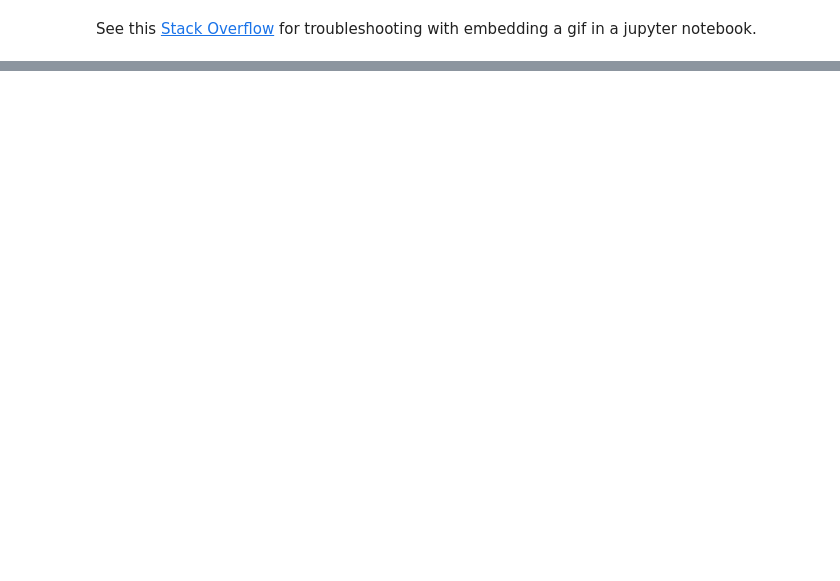
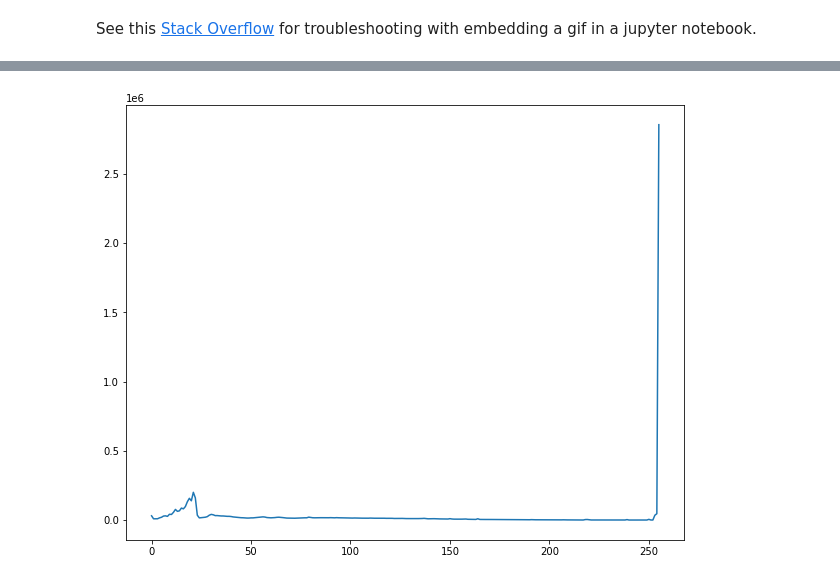
Before and after one commit to anmorgan24/Springboard, a Jupyter notebook: Notes/Image_Processing/Biomedical_Image_Analysis/Biomedical_Image_Analysis_01.ipynb, the cells around one changed output, grey strips where cells are left out. Drawn from its saved outputs; the diff is of its cells as text; code cells hidden in the pictures; blank space fills up the shorter version.

Commit message:
xray equalization

```diff
--- a/Notes/Image_Processing/Biomedical_Image_Analysis/Biomedical_Image_Analysis_01.ipynb
+++ b/Notes/Image_Processing/Biomedical_Image_Analysis/Biomedical_Image_Analysis_01.ipynb
@@ -677,0 +760,4 @@ See this [Stack Overflow](https://stackoverflow.com/questions/51527868/how-do-i-
+# %%
+foot_xray = imageio.imread('pics_b/foot_xray.png')
+#show_image(foot_xray, "Foot X-ray")
+foot_xray.dtype
@@ -677,0 +766,6 @@ See this [Stack Overflow](https://stackoverflow.com/questions/51527868/how-do-i-
+# %%
+hist = ndi.histogram(foot_xray,
+                     min = 0,
+                     max = 255,
+                     bins = 256)
+hist.shape
@@ -677,0 +785,5 @@ See this [Stack Overflow](https://stackoverflow.com/questions/51527868/how-do-i-
+# %%
+plt.plot(hist)
+plt.show()
+# %% [output]
+[figure, added]
```
Also changed, not shown: parts of 22 cells of this notebook, 4 other files.
